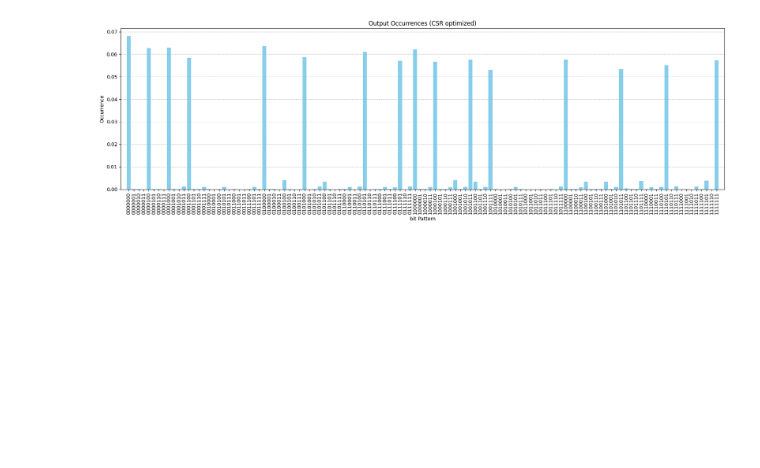
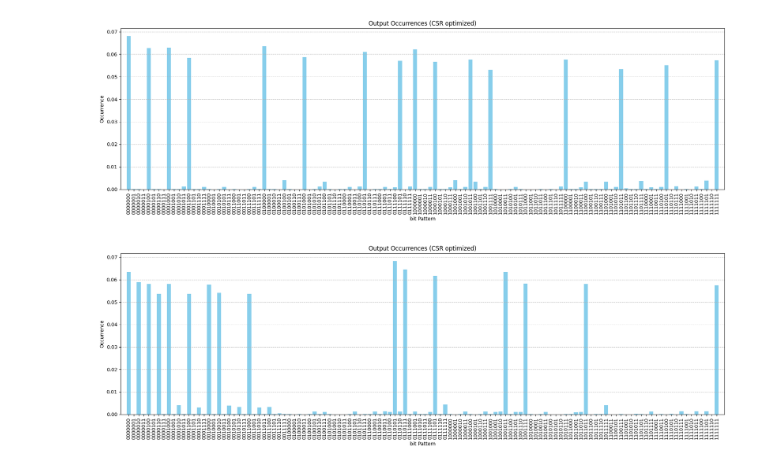
Before and after one commit to ThomasSChristiansen/ProbabilisticComputing, a Jupyter notebook: AND_AND_OR/AND_AND_OR_behav.ipynb, the cells around one changed output. Cells and saved outputs as stored; diff of their text form; code cells hidden in the pictures; blank space fills up the shorter version.

```diff
--- a/AND_AND_OR/AND_AND_OR_behav.ipynb
+++ b/AND_AND_OR/AND_AND_OR_behav.ipynb
@@ -20,3 +20,25 @@ plt.tight_layout()
 plt.show()
 # %% [output]
 [figure]
+# %%
+import pandas as pd
+import matplotlib.pyplot as plt
+
+# Read the CSV file
+df = pd.read_csv("CSV files\AND_AND_OR_CSR_v2_UniqueOccurrences.csv", low_memory=False, dtype={'Pattern': str})
+# print(df)
+# print(df.head())
+# print(df.info())
+# Create a bar plot using the "Pattern" as the x-axis and "Occurrence" as the y-axis.
+plt.figure(figsize=(18, 6))
+plt.bar(df["Pattern"], df["Occurrence"]/df["Occurrence"].sum(), color='skyblue')
+plt.xlabel("bit Pattern")
+plt.ylabel("Occurrence")
+plt.title("Output Occurrences (CSR optimized)")
+plt.margins(x=0.01)
+plt.xticks(rotation=90)
+plt.grid(axis='y', linestyle='--', alpha=0.7)
+plt.tight_layout()
+plt.show()
+# %% [output]
+[figure, added]
```
Also changed, not shown: 14 other files.
